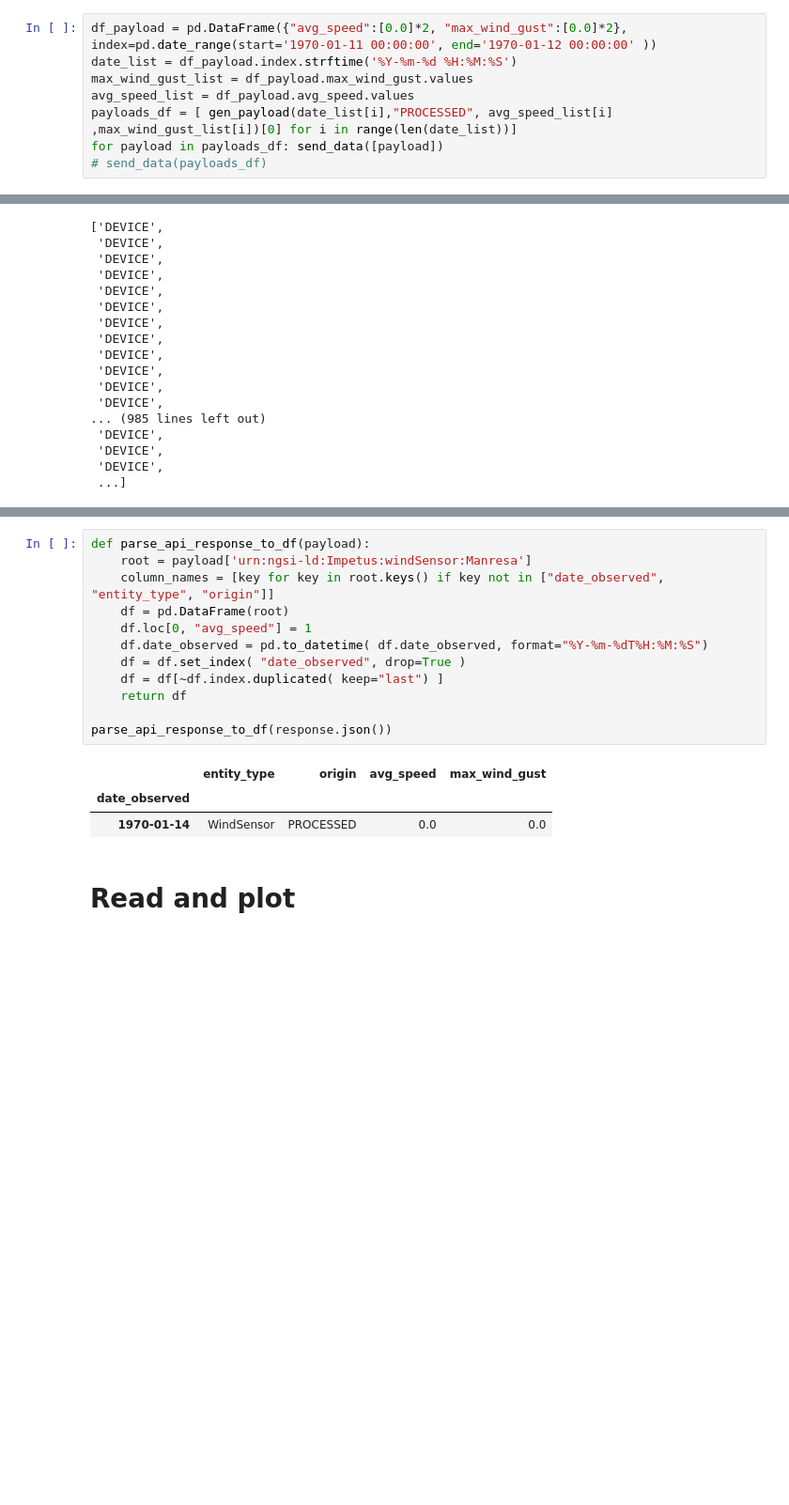
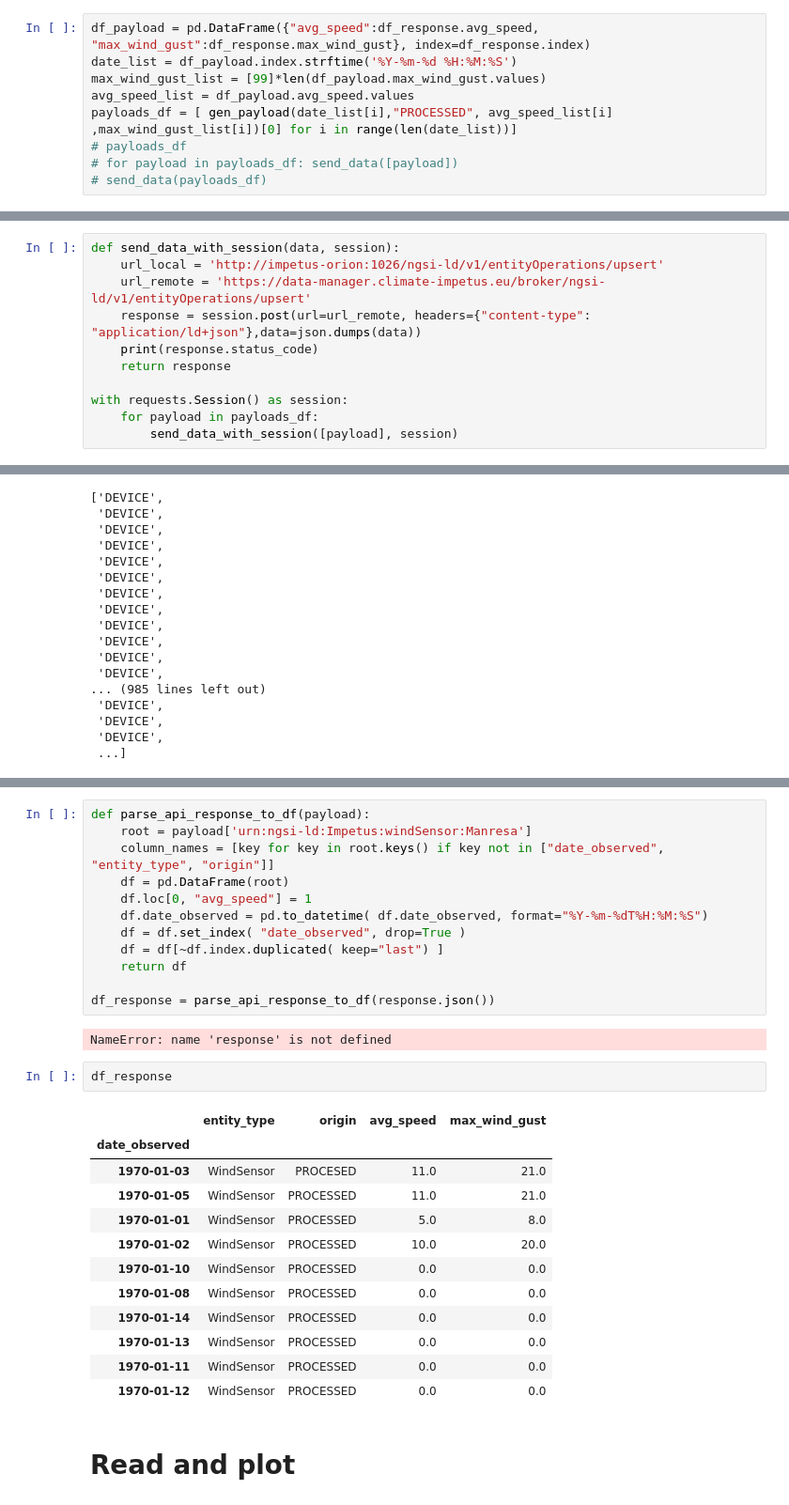
Before and after one commit to Applied-Artificial-Intelligence-Eurecat/IMPETUS-Utils, a Jupyter notebook: notebooks/SendDataFiware/1_Send_data_fiware_1.ipynb, the cells around one changed output, grey strips where cells are left out. Shown at 94% size. Saved outputs shown, nothing was run; the diff lists cells and outputs as text; blank space fills up the shorter version.

```diff
--- a/notebooks/SendDataFiware/1_Send_data_fiware_1.ipynb
+++ b/notebooks/SendDataFiware/1_Send_data_fiware_1.ipynb
@@ -101,8 +117,9 @@ response.text
 # %%
-df_payload = pd.DataFrame({"avg_speed":[0.0]*2, "max_wind_gust":[0.0]*2}, index=pd.date_range(start='1970-01-11 00:00:00', end='1970-01-12 00:00:00' ))
+df_payload = pd.DataFrame({"avg_speed":df_response.avg_speed, "max_wind_gust":df_response.max_wind_gust}, index=df_response.index)
 date_list = df_payload.index.strftime('%Y-%m-%d %H:%M:%S')
-max_wind_gust_list = df_payload.max_wind_gust.values
+max_wind_gust_list = [99]*len(df_payload.max_wind_gust.values)
 avg_speed_list = df_payload.avg_speed.values
 payloads_df = [ gen_payload(date_list[i],"PROCESSED", avg_speed_list[i] ,max_wind_gust_list[i])[0] for i in range(len(date_list))]
-for payload in payloads_df: send_data([payload])
+# payloads_df
+# for payload in payloads_df: send_data([payload])
 # send_data(payloads_df)
@@ -111,0 +126,11 @@ for payload in payloads_df: send_data([payload])
+# %%
+def send_data_with_session(data, session):
+    url_local = 'http://impetus-orion:1026/ngsi-ld/v1/entityOperations/upsert'
+    url_remote = 'https://data-manager.climate-impetus.eu/broker/ngsi-ld/v1/entityOperations/upsert'
+    response = session.post(url=url_remote, headers={"content-type": "application/ld+json"},data=json.dumps(data))
+    print(response.status_code)
+    return response
+
+with requests.Session() as session:
+    for payload in payloads_df:
+        send_data_with_session([payload], session)
@@ -173,11 +239,24 @@ def parse_api_response_to_df(payload):
     df = df[~df.index.duplicated( keep="last") ]
     return df
 
-parse_api_response_to_df(response.json())
+df_response = parse_api_response_to_df(response.json())
 # %% [output]
-|  | entity_type | origin | avg_speed | max_wind_gust |
-| date_observed |  |  |  |  |
-| 1970-01-14 | WindSensor | PROCESSED | 0.0 | 0.0 |
+NameError: name 'response' is not defined
+# %%
+df_response
+# %% [output]
+|  | entity_type | origin | avg_speed | max_wind_gust |
+| date_observed |  |  |  |  |
+| 1970-01-03 | WindSensor | PROCESED | 11.0 | 21.0 |
+| 1970-01-05 | WindSensor | PROCESSED | 11.0 | 21.0 |
+| 1970-01-01 | WindSensor | PROCESSED | 5.0 | 8.0 |
+| 1970-01-02 | WindSensor | PROCESSED | 10.0 | 20.0 |
+| 1970-01-10 | WindSensor | PROCESSED | 0.0 | 0.0 |
+| 1970-01-08 | WindSensor | PROCESSED | 0.0 | 0.0 |
+| 1970-01-14 | WindSensor | PROCESSED | 0.0 | 0.0 |
+| 1970-01-13 | WindSensor | PROCESSED | 0.0 | 0.0 |
+| 1970-01-11 | WindSensor | PROCESSED | 0.0 | 0.0 |
+| 1970-01-12 | WindSensor | PROCESSED | 0.0 | 0.0 |
 # %% [markdown]
 # Read and plot
 # %%
```
Also changed, not shown: parts of 10 cells of this notebook, 5 other files.
